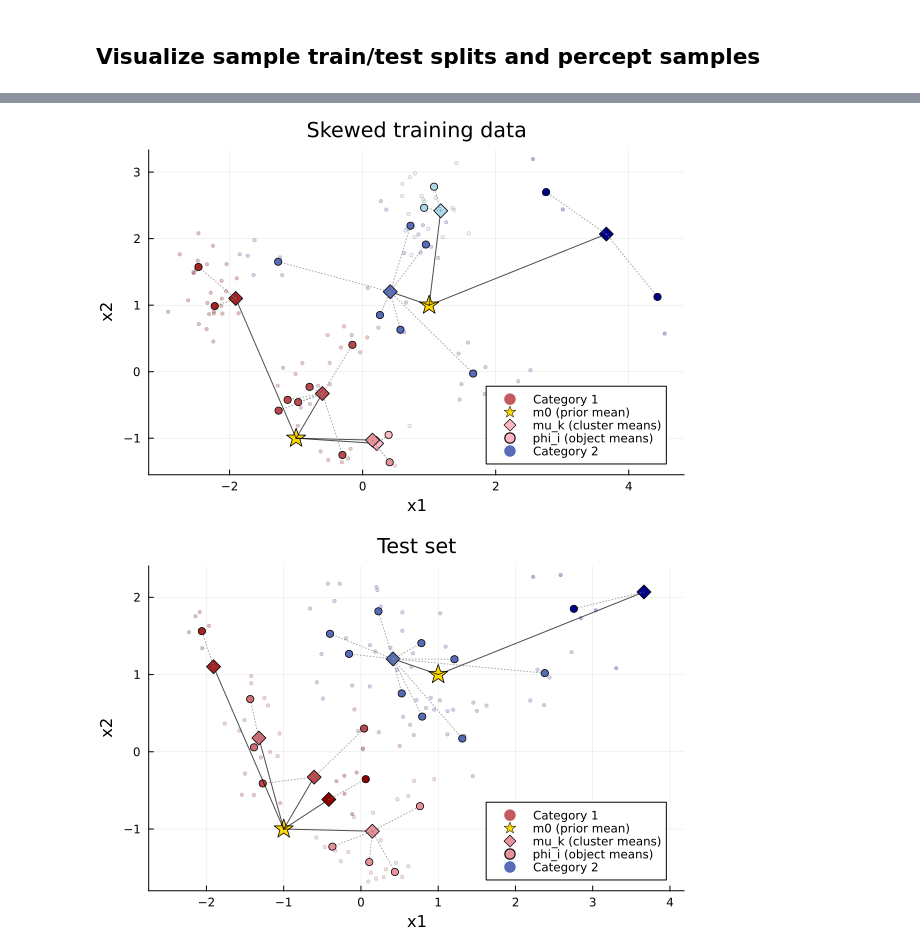
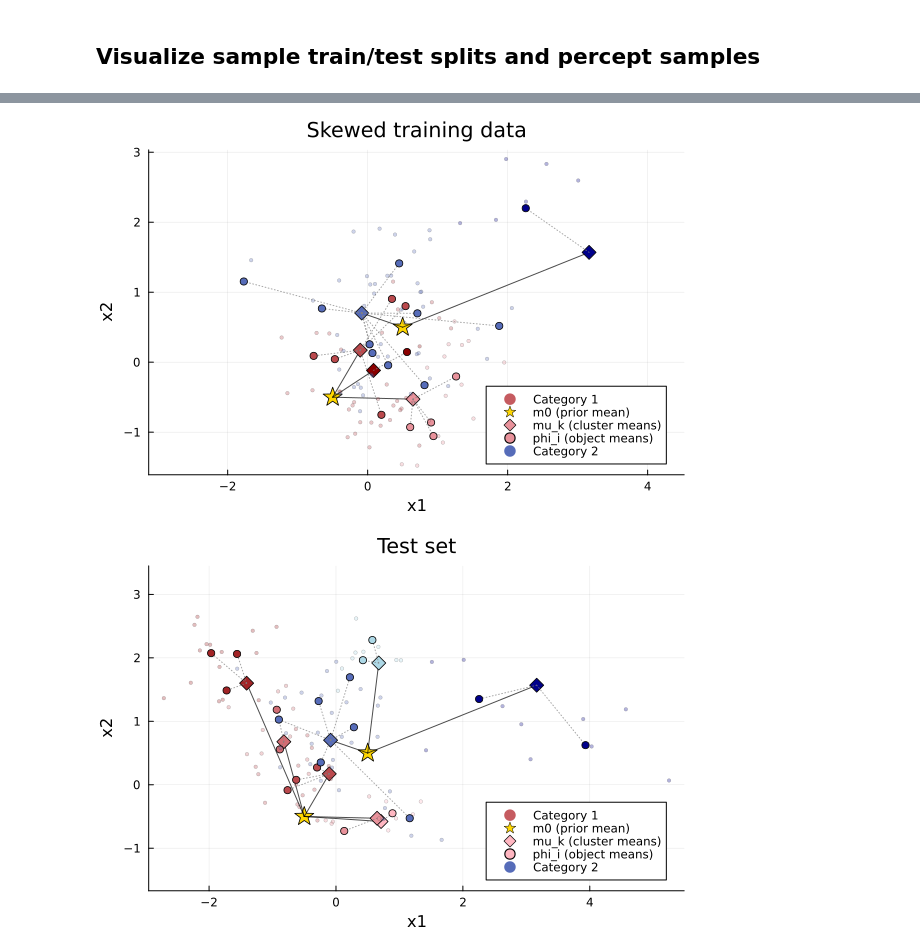
Before and after one commit to lilyzihuizhu/object-aware-hdp, a Jupyter notebook: generate_data.ipynb, the cells around one changed output, grey strips where cells are left out. Saved outputs shown, nothing was run; the diff lists cells and outputs as text; code cells hidden in the pictures.

Commit message:
regenerated data and retested
closer means btw category
smaller k_per => more percept var around obj
so that performance overall can be worse (avoid ceiling)

```diff
--- a/generate_data.ipynb
+++ b/generate_data.ipynb
@@ -15,21 +15,21 @@ Ii = 20         # objects per category
 O = 18          # percepts per object
 
 hyper1 = ObjectAwareHDPHyperparams(
-    m0     = [-1.0, -1.0],
+    m0     = [-0.5, -0.5],
     k_clu  = 1.0,
     k_obj  = 5.0,
-    k_per  = 20.0,
+    k_per  = 10.0,
     sigma2 = 1,
     alpha  = ALPHA
 )
-category1 = sample_category(j=1, Ii=Ii, O=O, d=D, hyper=hyper1, rng=MersenneTwister(42));
+category1 = sample_category(j=1, Ii=Ii, O=O, d=D, hyper=hyper1, rng=MersenneTwister(53));
 @save "ground_truth_category1.jld2" hyper1 category1
 
 hyper2 = ObjectAwareHDPHyperparams(
-    m0     = [1.0, 1.0],
+    m0     = [0.5, 0.5],
     k_clu  = 1.0,
     k_obj  = 5.0,
-    k_per  = 20.0,
+    k_per  = 10.0,
     sigma2 = 2,
     alpha  = ALPHA
 )
@@ -84,13 +84,13 @@ plot_categories([category1_train_uniform, category2_train_uniform], [hyper1, hyp
 # %%
-category1_train_skewed = CategorySample(category1.j, category1.sigma2, category1.mus, cat1_splits[50].train_objects_skewed);
-category2_train_skewed = CategorySample(category2.j, category2.sigma2, category2.mus, cat2_splits[50].train_objects_skewed);
+category1_train_skewed = CategorySample(category1.j, category1.sigma2, category1.mus, cat1_splits[9].train_objects_skewed);
+category2_train_skewed = CategorySample(category2.j, category2.sigma2, category2.mus, cat2_splits[9].train_objects_skewed);
 plot_categories([category1_train_skewed, category2_train_skewed], [hyper1, hyper2],
                 title="Skewed training data", plot_circles=false)
 # %% [output]
-[figure, old version]
+[figure, new version]
 # %%
-category1_test = CategorySample(category1.j, category1.sigma2, category1.mus, cat1_splits[50].test_objects);
-category2_test = CategorySample(category2.j, category2.sigma2, category2.mus, cat2_splits[50].test_objects);
+category1_test = CategorySample(category1.j, category1.sigma2, category1.mus, cat1_splits[9].test_objects);
+category2_test = CategorySample(category2.j, category2.sigma2, category2.mus, cat2_splits[9].test_objects);
 plot_categories([category1_test, category2_test], [hyper1, hyper2], title="Test set", plot_circles=false)
 # %% [output]
-[figure, old version]
+[figure, new version]
```
Also changed, not shown: parts of 2 cells of this notebook, 8 other files.
